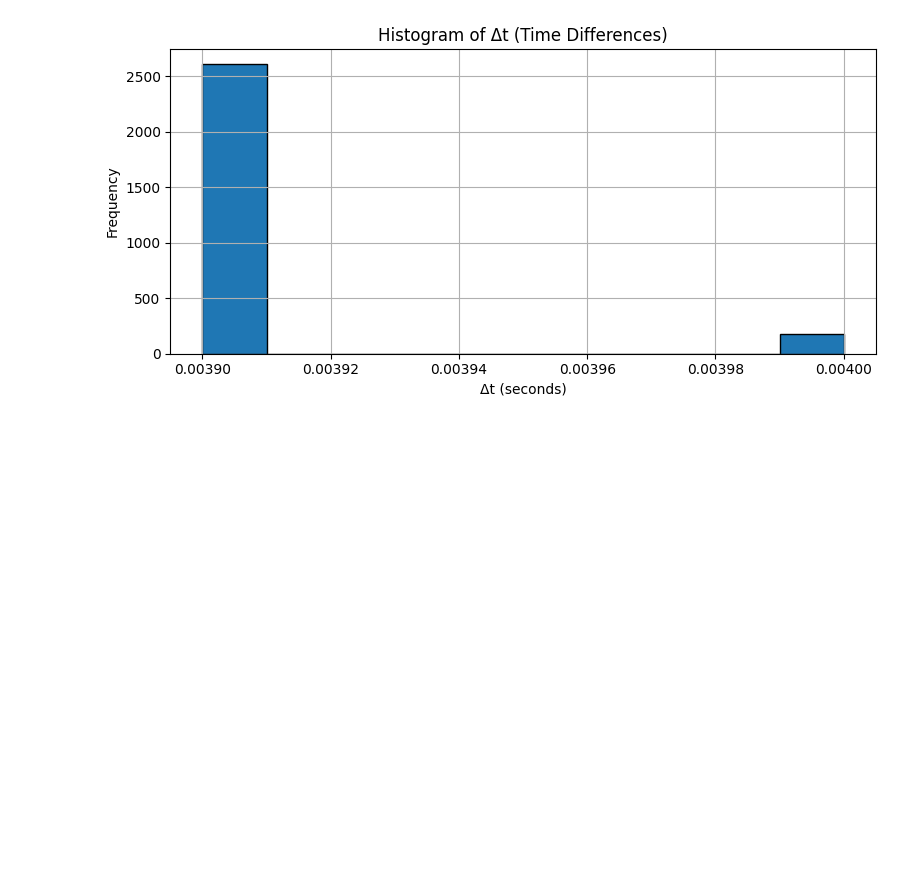
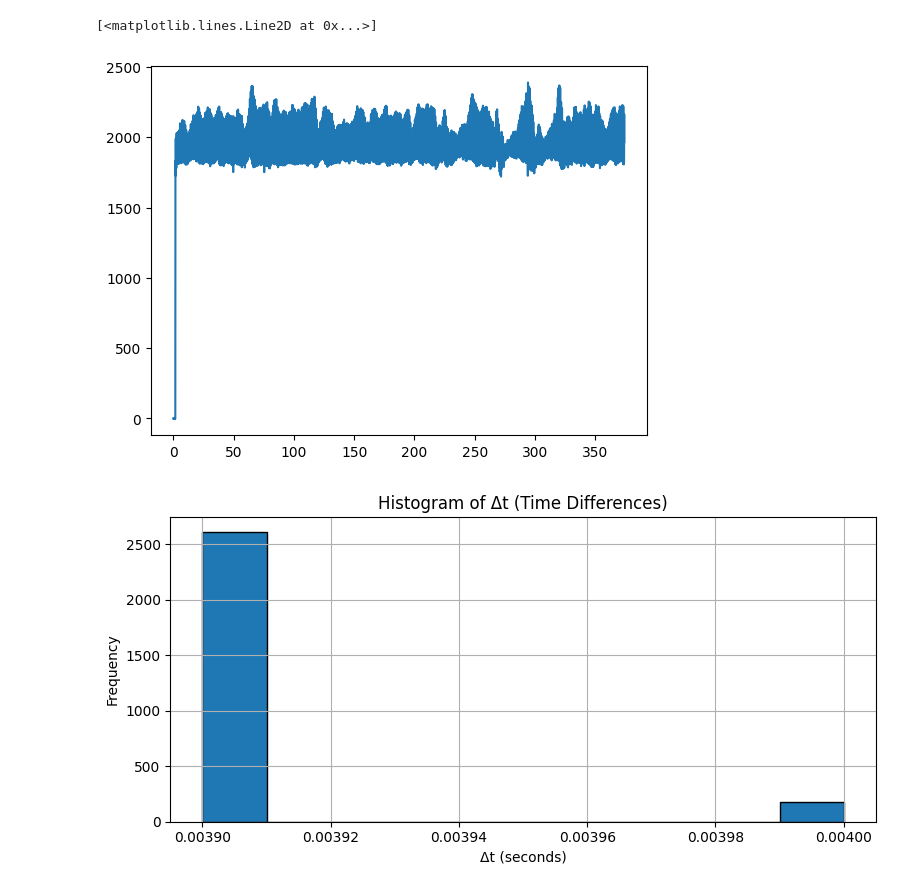
Before and after one commit to natty6418/mindfulness-exp, a Jupyter notebook: analyze_data.ipynb, the cells around one changed output. Cells and saved outputs as stored; diff of their text form; code cells hidden in the pictures; blank space fills up the shorter version.

```diff
--- a/analyze_data.ipynb
+++ b/analyze_data.ipynb
@@ -50,3 +83,8 @@ np.float64(526.3157894736806)
+# %%
+plt.plot(time, ppg_signal, label='Filtered PPG Signal')
+# %% [output]
+[<matplotlib.lines.Line2D at 0x...>]
+[figure, added]
 # %%
 delta_ts = np.diff(time)
 plt.figure(figsize=(8, 4))
```
Also changed, not shown: parts of 7 cells of this notebook, 1 other file.
